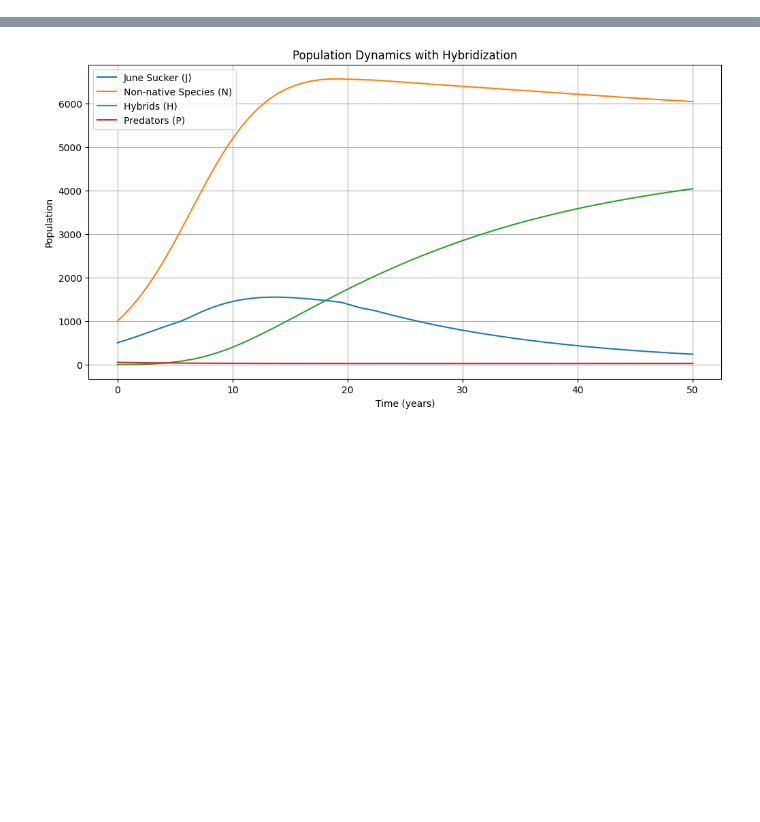
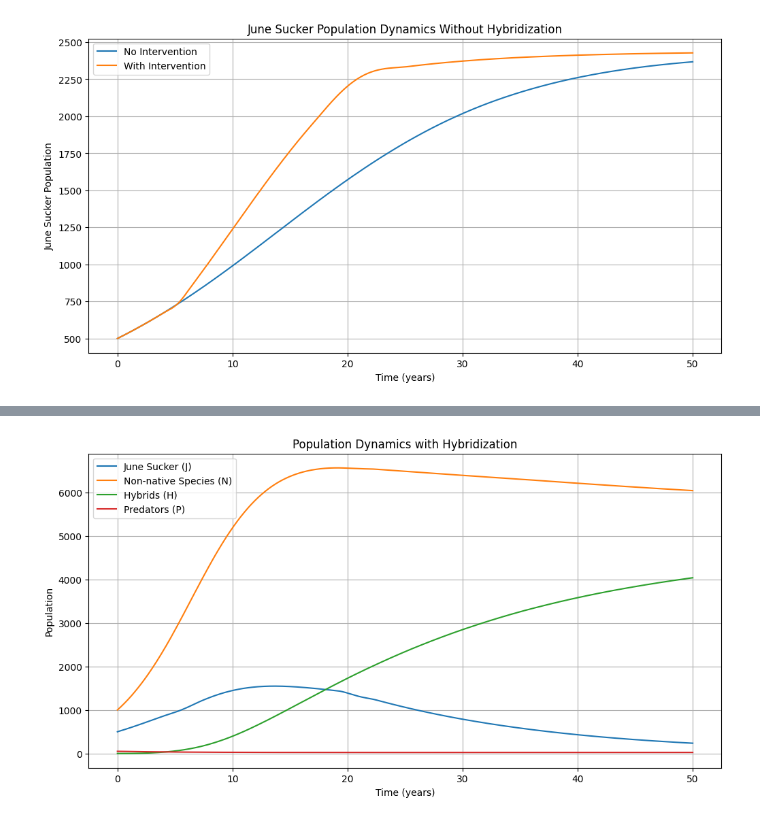
Before and after one commit to sophieharman/Volume-4-ModelingProject, a Jupyter notebook: numerical_simulations.ipynb, the cells around one changed output, grey strips where cells are left out. Drawn from its saved outputs; the diff is of its cells as text; code cells hidden in the pictures; blank space fills up the shorter version.

```diff
--- a/numerical_simulations.ipynb
+++ b/numerical_simulations.ipynb
@@ -4,0 +29,68 @@ import matplotlib.pyplot as plt
+# %%
+# Define the model parameters
+r_J = 0.2            # Intrinsic growth rate of June sucker
+K_0 = 5000           # Baseline carrying capacity
+alpha = 1e-4         # Competition coefficient
+beta = 5e-5          # Predation coefficient
+gamma = 0.5          # Effectiveness of human intervention
+N = 1000             # Non-native species population
+P = 50               # Predator population
+
+# Define the human intervention function H(t)
+def H(t):
+    # Scenario: Constant stocking and habitat restoration between year 5 and 20
+    if 5 <= t <= 20:
+        return 50    # Stocking rate of 50 fish per year
+    else:
+        return 0
+
+# Define the carrying capacity function K(t)
+def K(t):
+    return K_0 + gamma * H(t)
+
+# Define the ODE system for June sucker population
+def june_sucker_model(t, J):
+    dJdt = r_J * J * (1 - J / K(t)) - alpha * J * N - beta * J * P + H(t)
+    return dJdt
+
+# Set the time span for the simulation
+t_span = (0, 50)   # Simulate from year 0 to year 50
+t_eval = np.linspace(t_span[0], t_span[1], 500)  # Evaluation times
+
+# Set the initial conditions
+J_0 = 500  # Initial June sucker population
+
+# Solve the ODE without human intervention
+# First, set H(t) to zero for no intervention
+def H_no_intervention(t):
+    return 0
+
+# Redefine K(t) for no intervention
+def K_no_intervention(t):
+    return K_0 + gamma * H_no_intervention(t)
+
+def june_sucker_model_no_intervention(t, J):
+    dJdt = r_J * J * (1 - J / K_no_intervention(t)) - alpha * J * N - beta * J * P + H_no_intervention(t)
+    return dJdt
+
+sol_no_intervention = solve_ivp(
+    june_sucker_model_no_intervention, t_span, [J_0], t_eval=t_eval, method='RK45'
+)
+
+# Solve the ODE with human intervention
+sol_with_intervention = solve_ivp(
+    june_sucker_model, t_span, [J_0], t_eval=t_eval, method='RK45'
+)
+
+# Plot the results
+plt.figure(figsize=(12, 6))
+plt.plot(sol_no_intervention.t, sol_no_intervention.y[0], label='No Intervention')
+plt.plot(sol_with_intervention.t, sol_with_intervention.y[0], label='With Intervention')
+plt.title('June Sucker Population Dynamics Without Hybridization')
+plt.xlabel('Time (years)')
+plt.ylabel('June Sucker Population')
+plt.legend()
+plt.grid(True)
+plt.show()
+# %% [output]
+[figure, added]
```
Also changed, not shown: parts of 23 cells of this notebook.
